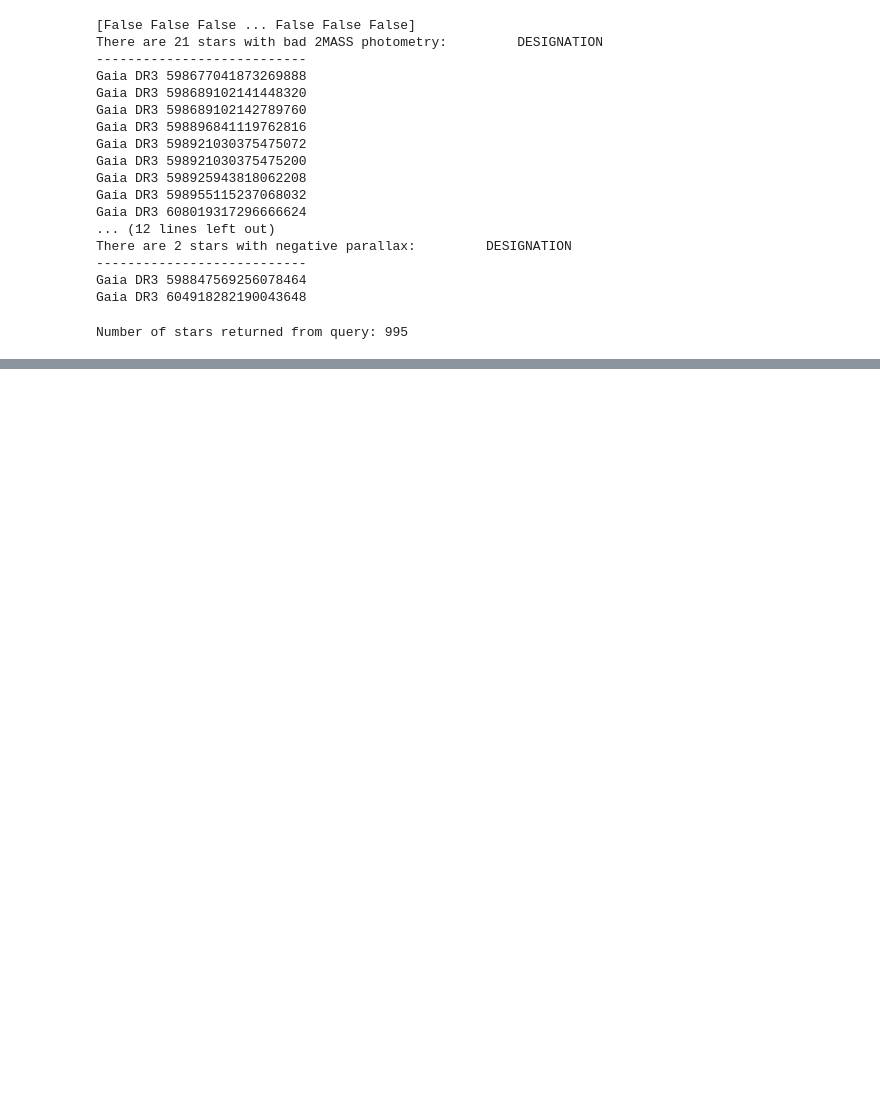
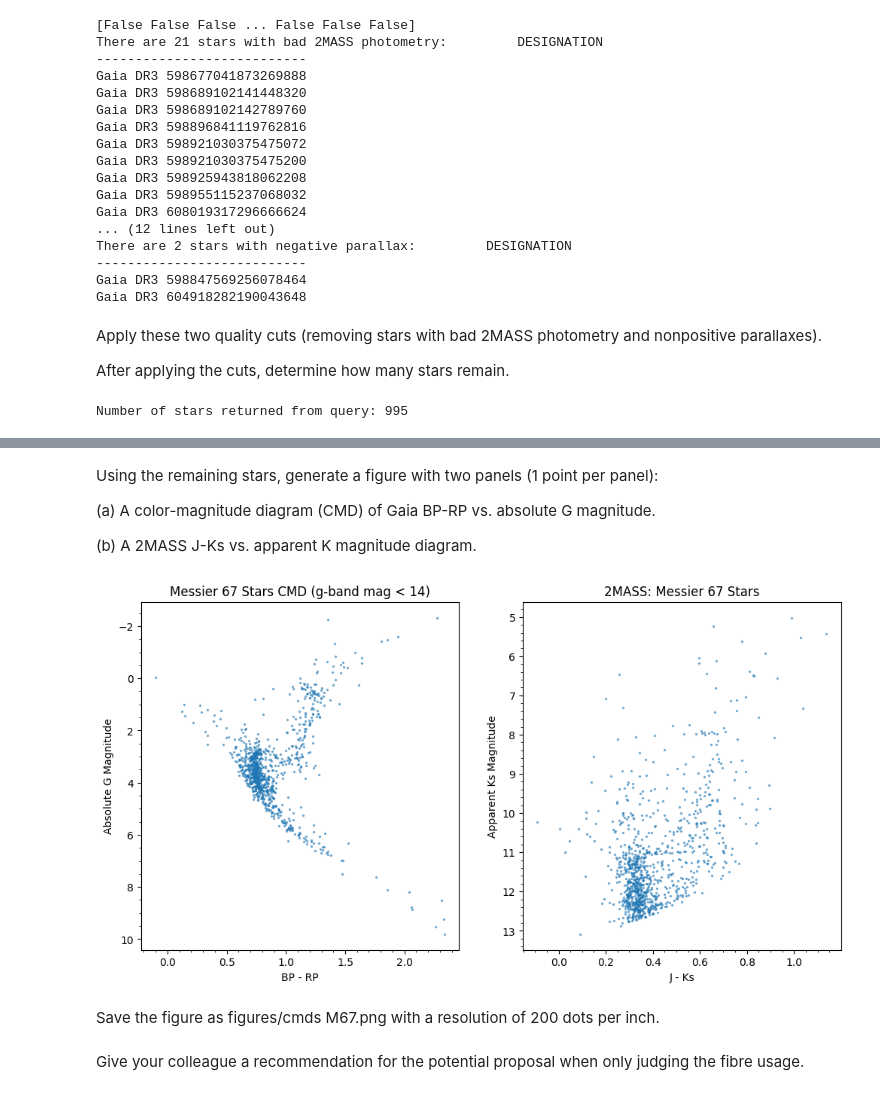
Before and after one commit to SeventhofSages/ASTR8004_HW3, a Jupyter notebook: q2.ipynb, the cells around one changed output, grey strips where cells are left out. Cells and saved outputs as stored; diff of their text form; code cells hidden in the pictures; blank space fills up the shorter version.

Commit message:
Generate plots (CMD and 2MASS mags) and save as one figure

```diff
--- a/q2.ipynb
+++ b/q2.ipynb
@@ -111,4 +126,9 @@ There are 2 stars with negative parallax:         DESIGNATION
 ---------------------------
 Gaia DR3 598847569256078464
 Gaia DR3 604918282190043648
+# %% [markdown]
+Apply these two quality cuts (removing stars with bad 2MASS photometry and nonpositive
+parallaxes).
+
+After applying the cuts, determine how many stars remain.
 # %%
@@ -150,3 +167,44 @@ Table length=995
 | 1636148068921376768 | Gaia DR3 607987736401416576 | 607987736401416576 | 711162152 | 2016.0 | 132.2128878316977 | 0.040464986 | 12.134973831219167 | 0.021271056 | 0.743422696463533 | ... |
 | 1636148068921376768 | Gaia DR3 607987736401416704 | 607987736401416704 | 696143698 | 2016.0 | 132.20700357198277 | 0.015715469 | 12.129860341771625 | 0.008361683 | 14.611773786051803 | ... |
 | 1636148068921376768 | Gaia DR3 607989080726947840 | 607989080726947840 | 1346483166 | 2016.0 | 132.29793708591745 | 0.017227096 | 12.188244399747857 | 0.008757039 | 0.4080369227985048 | ... |
+# %% [markdown]
+Using the remaining stars, generate a figure with two panels (1 point per panel):
+
+(a) A color-magnitude diagram (CMD) of Gaia BP-RP vs. absolute G magnitude.
+
+(b) A 2MASS J-Ks vs. apparent K magnitude diagram.
+# %%
+# Calculate absolute G magnitude
+abs_g = clean_results['phot_g_mean_mag'] - 5 * np.log10(1000 / clean_results['parallax']) + 5
+
+# Calculate J-Ks 2MASS data
+j_ks = clean_results['j_m'] - clean_results['ks_m']
+
+# Create a figure with two subplots
+fig, (ax1, ax2) = plt.subplots(1, 2, figsize=(12, 6))
+
+# Plot Gaia CMD
+ax1.scatter(clean_results['bp_rp'], abs_g, alpha=0.5, s=2)
+ax1.set_xlabel('BP - RP')
+ax1.set_ylabel('Absolute G Magnitude')
+ax1.set_title('Messier 67 Stars CMD (g-band mag < 14)')
+ax1.invert_yaxis()
+ax1.xaxis.set_minor_locator(AutoMinorLocator())
+ax1.yaxis.set_minor_locator(AutoMinorLocator())
+
+# Plot 2MASS data
+ax2.scatter(j_ks, clean_results['ks_m'], alpha=0.5, s=2)
+ax2.set_xlabel('J - Ks')
+ax2.set_ylabel('Apparent Ks Magnitude')
+ax2.set_title('2MASS: Messier 67 Stars')
+ax2.invert_yaxis()
+ax2.xaxis.set_minor_locator(AutoMinorLocator())
+ax2.yaxis.set_minor_locator(AutoMinorLocator())
+
+# Adjust layout and display
+# plt.tight_layout()
+plt.show()
+# %% [output]
+[figure, added]
+# %% [markdown]
+Save the figure as figures/cmds M67.png with a resolution of 200 dots per inch.
@@ -152,0 +218,2 @@ Table length=995
+# %% [markdown]
+Give your colleague a recommendation for the potential proposal when only judging the fibre usage.
```
Also changed, not shown: parts of 8 cells of this notebook, 1 other file.
